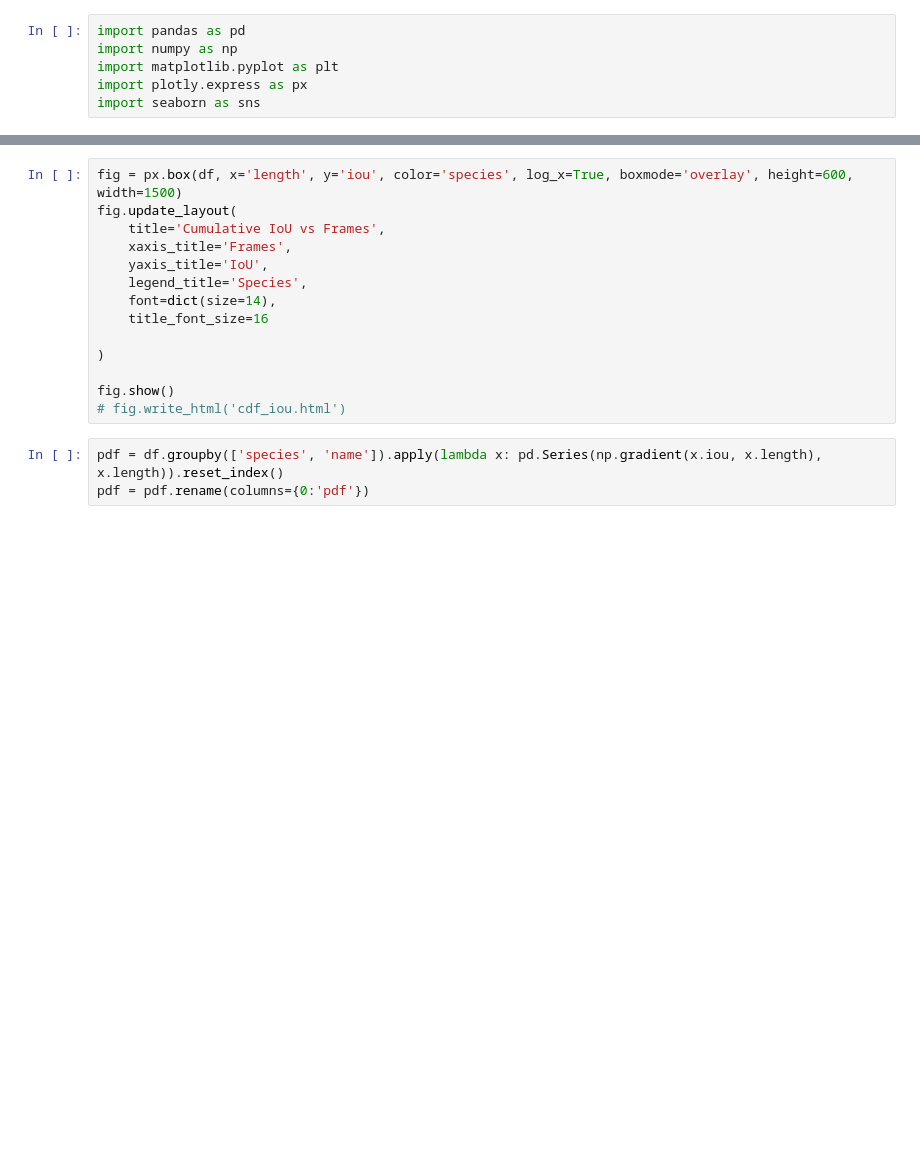
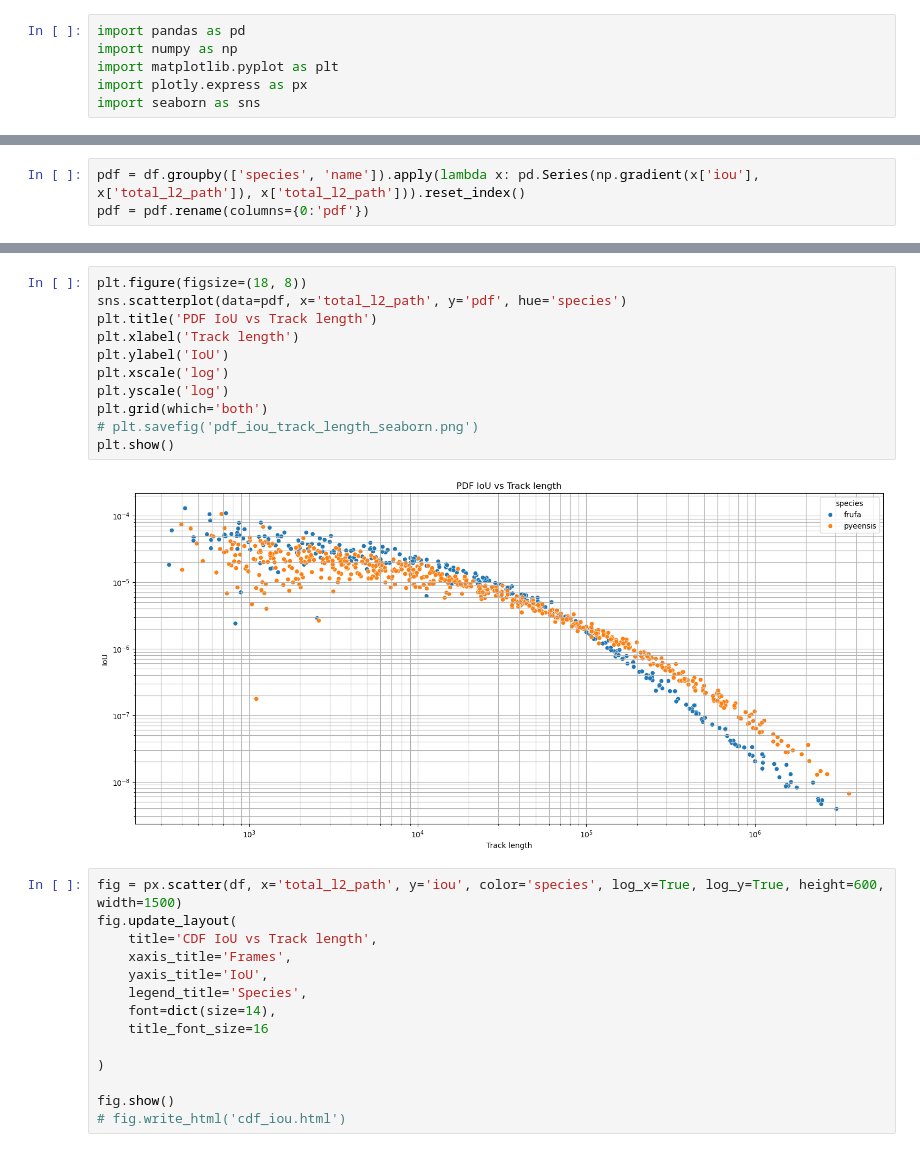
Before and after one commit to Shamaich1337/NMOT, a Jupyter notebook: iou_vis.ipynb, the cells around one changed output, grey strips where cells are left out. Cells and saved outputs as stored; diff of their text form; blank space fills up the shorter version.

```diff
--- a/iou_vis.ipynb
+++ b/iou_vis.ipynb
@@ -9 +9,4 @@ df = pd.read_pickle('iou_estimation.pkl')
+# %%
+pdf = df.groupby(['species', 'name']).apply(lambda x: pd.Series(np.gradient(x['iou'], x['total_l2_path']), x['total_l2_path'])).reset_index()
+pdf = pdf.rename(columns={0:'pdf'})
 # %%
@@ -20,7 +25,20 @@ plt.show()
+# %%
+plt.figure(figsize=(18, 8))
+sns.scatterplot(data=pdf, x='total_l2_path', y='pdf', hue='species')
+plt.title('PDF IoU vs Track length')
+plt.xlabel('Track length')
+plt.ylabel('IoU')
+plt.xscale('log')
+plt.yscale('log')
+plt.grid(which='both')
+# plt.savefig('pdf_iou_track_length_seaborn.png')
+plt.show()
+# %% [output]
+[figure, added]
 # %%
-fig = px.box(df, x='length', y='iou', color='species', log_x=True, boxmode='overlay', height=600, width=1500)
+fig = px.scatter(df, x='total_l2_path', y='iou', color='species', log_x=True, log_y=True, height=600, width=1500)
 fig.update_layout(
-    title='Cumulative IoU vs Frames',
+    title='CDF IoU vs Track length',
     xaxis_title='Frames',
     yaxis_title='IoU',
     legend_title='Species',
@@ -31,7 +49,4 @@ fig.update_layout(
 
 fig.show()
 # fig.write_html('cdf_iou.html')
-# %%
-pdf = df.groupby(['species', 'name']).apply(lambda x: pd.Series(np.gradient(x.iou, x.length), x.length)).reset_index()
-pdf = pdf.rename(columns={0:'pdf'})
 # %%
```
Also changed, not shown: parts of 3 cells of this notebook.
